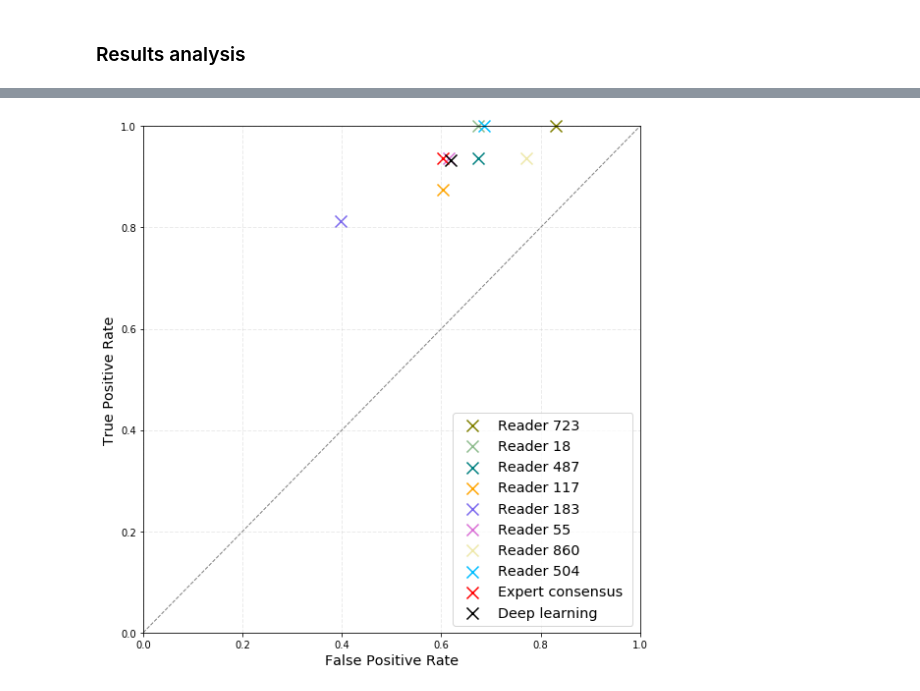
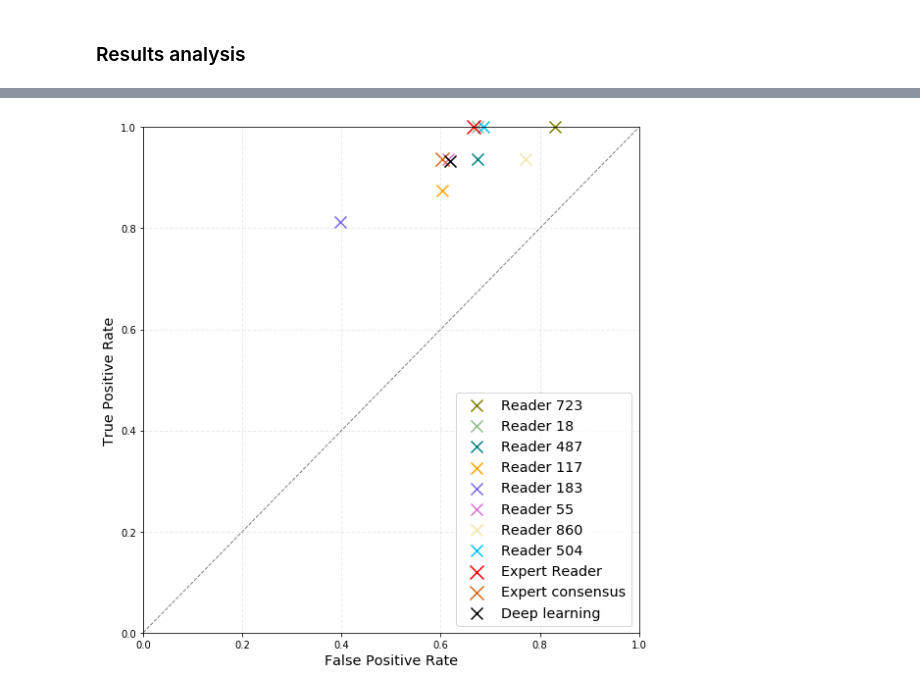
Before and after one commit to mateuszbuda/deep-thyroid-nodules, a Jupyter notebook: results/comparison_fpr_tpr_test.ipynb, the cells around one changed output, grey strips where cells are left out. Saved outputs shown, nothing was run; the diff lists cells and outputs as text; code cells hidden in the pictures.

```diff
--- a/results/comparison_fpr_tpr_test.ipynb
+++ b/results/comparison_fpr_tpr_test.ipynb
@@ -126,0 +119,3 @@ dl_th5 = 0.694951108224
+# %%
+df_all = pd.read_csv('./data/data_all.csv')
+df_test = pd.read_csv('./data/data_test.csv')
@@ -127,4 +165,15 @@ dl_th5 = 0.694951108224
 # %%
+df_test['Points'] = y_points_tirads_test
+df_test['Follow'] = df_test.apply(lambda x: 1. if ((x['Points'] >= 3 and x['Size'] >= 15) or
+                                               (x['Points'] >= 4 and x['Size'] >= 10) or
+                                               (x['Points'] >= 7 and x['Size'] >= 5)) else 0., axis=1)
+df_test['Rec'] = df_test.apply(lambda x: 1. if ((x['Points'] >= 3 and x['Size'] >= 25) or
+                                            (x['Points'] >= 4 and x['Size'] >= 15) or
+                                            (x['Points'] >= 7 and x['Size'] >= 10)) else 0., axis=1)
+
+fpr_tirads_fna, tpr_tirads_fna, _ = roc_curve(df_test['Cancer'].as_matrix(), df_test['Rec'])
+fpr_tirads_follow, tpr_tirads_follow, _ = roc_curve(df_test['Cancer'].as_matrix(), df_test['Follow'])
+
 fpr_dl_fna, tpr_dl_fna, _ = roc_curve(y_true_dl_test, y_pred_dl_test_fna)
 fpr_dl_follow, tpr_dl_follow, _ = roc_curve(y_true_dl_test, y_pred_dl_test_follow)
 
@@ -148,12 +197,13 @@ for i in range(9):
 ### Results analysis
 # %%
 plt.figure(figsize=(8, 8))
-colors = ['olive', 'darkseagreen', 'teal', 'orange', 'mediumslateblue', 'orchid', 'palegoldenrod', 'deepskyblue', 'red']
-for i in range(9):
+colors = ['olive', 'darkseagreen', 'teal', 'orange', 'mediumslateblue', 'orchid', 'palegoldenrod', 'deepskyblue', 'chocolate']
+for i in range(8):
     user_id = df_dict[i]['User ID'].as_matrix()[0]
     label = 'Reader {} '.format(user_id)
-    if user_id == 0: label = 'Expert consensus '
     plt.scatter(fpr_fna[i], tpr_fna[i], s=196, color=colors[i], marker='+', label=label)
+plt.scatter(fpr_tirads_fna[1], tpr_tirads_fna[1], s=196, color='red', marker='+', label='Expert Reader')
+plt.scatter(fpr_fna[8], tpr_fna[8], s=196, color=colors[8], marker='+', label='Expert consensus')
 plt.scatter(fpr_dl_fna[1], tpr_dl_fna[1], s=196, color='black', marker='+', label='Deep learning')
 plt.plot([0, 1], [0, 1], color='gray', lw=1, linestyle='--')
 plt.xlim([0.0, 1.0])
@@ -169,20 +219,21 @@ plt.tight_layout()
 # %%
 plt.figure(figsize=(8, 8))
-colors = ['olive', 'darkseagreen', 'teal', 'orange', 'mediumslateblue', 'orchid', 'palegoldenrod', 'deepskyblue', 'red']
-for i in range(9):
+colors = ['olive', 'darkseagreen', 'teal', 'orange', 'mediumslateblue', 'orchid', 'palegoldenrod', 'deepskyblue', 'chocolate']
+for i in range(8):
     user_id = df_dict[i]['User ID'].as_matrix()[0]
     label = 'Reader {} '.format(user_id)
-    if user_id == 0: label = 'Expert consensus '
     plt.scatter(fpr_follow[i], tpr_follow[i], s=144, color=colors[i], marker='x', label=label, clip_on=False)
-plt.scatter(fpr_dl_follow[1], tpr_dl_follow[1], s=144, color='black', marker='x', label='Deep learning')
+plt.scatter(fpr_tirads_follow[1], tpr_tirads_follow[1], s=196, color='red', marker='x', label='Expert Reader', clip_on=False)
+plt.scatter(fpr_follow[8], tpr_follow[8], s=196, color=colors[8], marker='x', label='Expert consensus', clip_on=False)
+plt.scatter(fpr_dl_follow[1], tpr_dl_follow[1], s=144, color='black', marker='x', label='Deep learning', clip_on=False)
 plt.plot([0, 1], [0, 1], color='gray', lw=1, linestyle='--')
 plt.xlim([0.0, 1.0])
 plt.ylim([0.0, 1.0])
 plt.title('', fontsize='xx-large')
 plt.xlabel('False Positive Rate', fontsize='x-large')
 plt.ylabel('True Positive Rate', fontsize='x-large')
 plt.legend(loc='lower right', fontsize='x-large')
 plt.grid(color='silver', alpha=0.3, linestyle='--', linewidth=1)
 plt.tight_layout()
 # %% [output]
-[figure, old version]
+[figure, new version]
```
Also changed, not shown: parts of 8 cells of this notebook, 4 other files.
